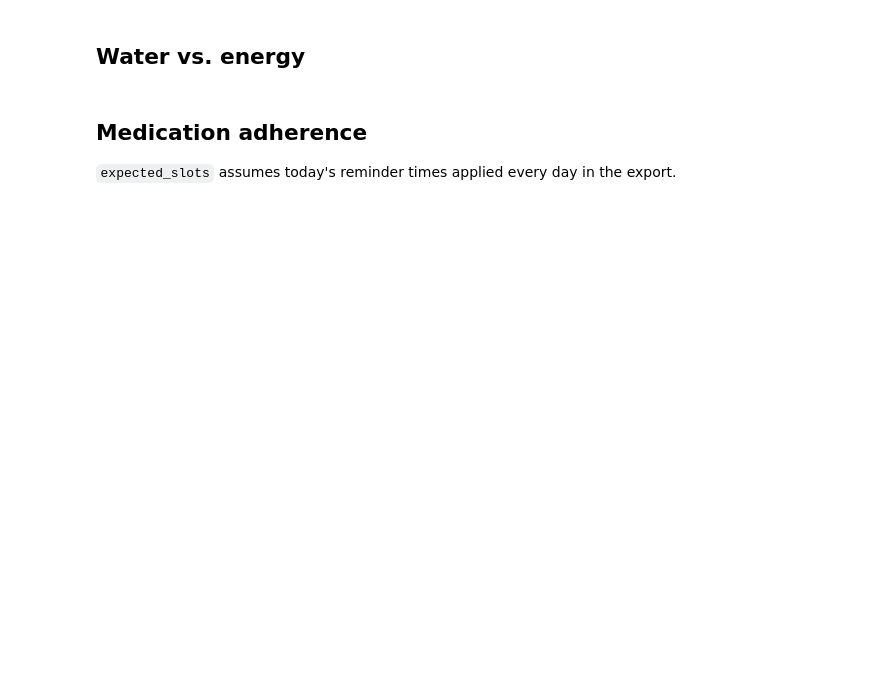
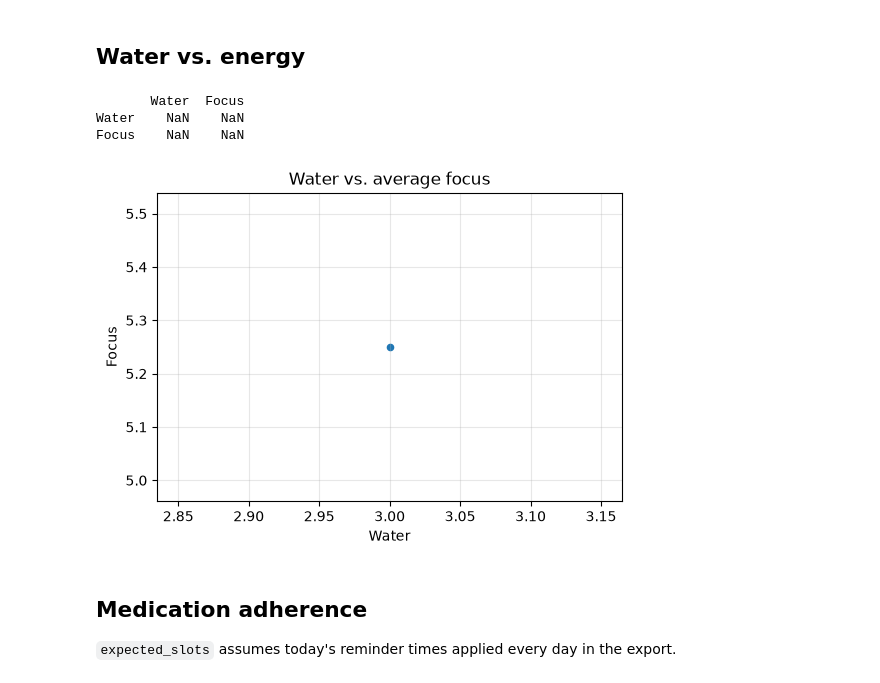
Before and after one commit to EsbenLorenzen/day-tracker, a Jupyter notebook: analysis/starter.ipynb, the cells around one changed output. Saved outputs shown, nothing was run; the diff lists cells and outputs as text; code cells hidden in the pictures; blank space fills up the shorter version.

```diff
--- a/analysis/starter.ipynb
+++ b/analysis/starter.ipynb
@@ -44,10 +70,17 @@ coffee.dropna().corr().round(2)
 # %% [markdown]
 ## Water vs. energy
 # %%
-if {'Water', 'Energy'} <= set(daily.columns):
-    ax = daily.plot.scatter(x='Water', y='Energy', figsize=(6, 4), title='Water vs. average energy')
+item1 = 'Water'
+item2 = 'Focus'
+if {item1, item2} <= set(daily.columns):
+    ax = daily.plot.scatter(x=item1, y='Focus', figsize=(6, 4), title=f'{item1} vs. average {item2}')
     ax.grid(alpha=0.3)
-    print(daily[['Water', 'Energy']].dropna().corr().round(2))
+    print(daily[['Water', 'Focus']].dropna().corr().round(2))
+# %% [output]
+       Water  Focus
+Water    NaN    NaN
+Focus    NaN    NaN
+[figure, added]
 # %% [markdown]
 ## Medication adherence
 `expected_slots` assumes today's reminder times applied every day in the export.
```
Also changed, not shown: parts of 8 cells of this notebook, 19 other files.
